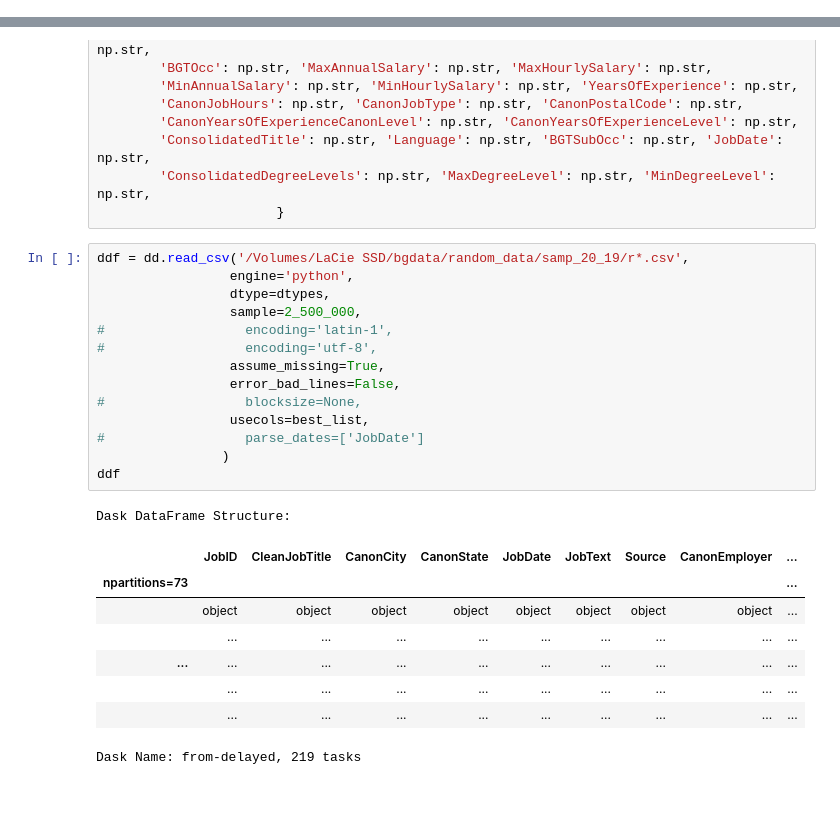
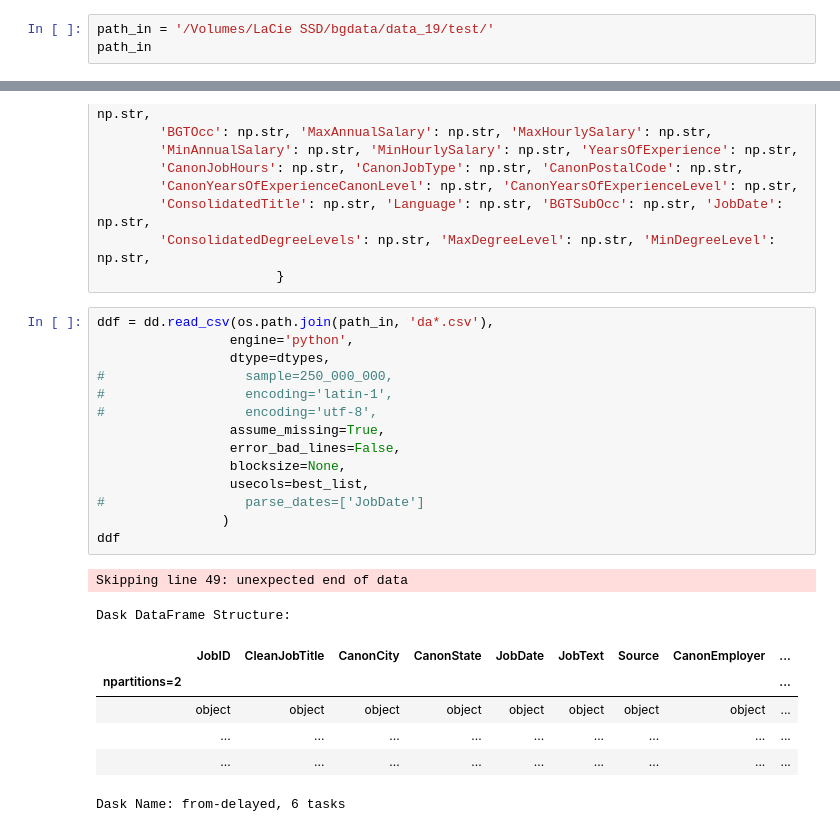
Before and after one commit to ramonprz01/bg-insead-project, a Jupyter notebook: unsupervised_ml/01_dask_clean.ipynb, the cells around one changed output, grey strips where cells are left out. Cells and saved outputs as stored; diff of their text form; blank space fills up the shorter version.

Commit message:
dask clean complete

```diff
--- a/unsupervised_ml/01_dask_clean.ipynb
+++ b/unsupervised_ml/01_dask_clean.ipynb
@@ -48,0 +54,3 @@ del x
+# %%
+path_in = '/Volumes/LaCie SSD/bgdata/data_19/test/'
+path_in
@@ -76,29 +86,28 @@ dtypes={'JobID': np.str, 'CleanJobTitle': np.str, 'JobDomain': np.str,
         'ConsolidatedDegreeLevels': np.str, 'MaxDegreeLevel': np.str, 'MinDegreeLevel': np.str,
                        }
 # %%
-ddf = dd.read_csv('/Volumes/LaCie SSD/bgdata/random_data/samp_20_19/r*.csv',
+ddf = dd.read_csv(os.path.join(path_in, 'da*.csv'),
                  engine='python',
                  dtype=dtypes,
-                 sample=2_500_000,
+#                  sample=250_000_000,
 #                  encoding='latin-1',
 #                  encoding='utf-8',
                  assume_missing=True,
                  error_bad_lines=False,
-#                  blocksize=None,
+                 blocksize=None,
                  usecols=best_list,
 #                  parse_dates=['JobDate']
                 )
 ddf
 # %% [output]
-Dask DataFrame Structure:
+Skipping line 49: unexpected end of data
+Dask DataFrame Structure:
 |  | JobID | CleanJobTitle | CanonCity | CanonState | JobDate | JobText | Source | CanonEmployer | ... |
-| npartitions=73 |  |  |  |  |  |  |  |  | ... |
+| npartitions=2 |  |  |  |  |  |  |  |  | ... |
 |  | object | object | object | object | object | object | object | object | ... |
 |  | ... | ... | ... | ... | ... | ... | ... | ... | ... |
-| ... | ... | ... | ... | ... | ... | ... | ... | ... | ... |
 |  | ... | ... | ... | ... | ... | ... | ... | ... | ... |
-|  | ... | ... | ... | ... | ... | ... | ... | ... | ... |
-Dask Name: from-delayed, 219 tasks
+Dask Name: from-delayed, 6 tasks
 # %%
 %%time
 
```
Also changed, not shown: parts of 61 cells of this notebook.
